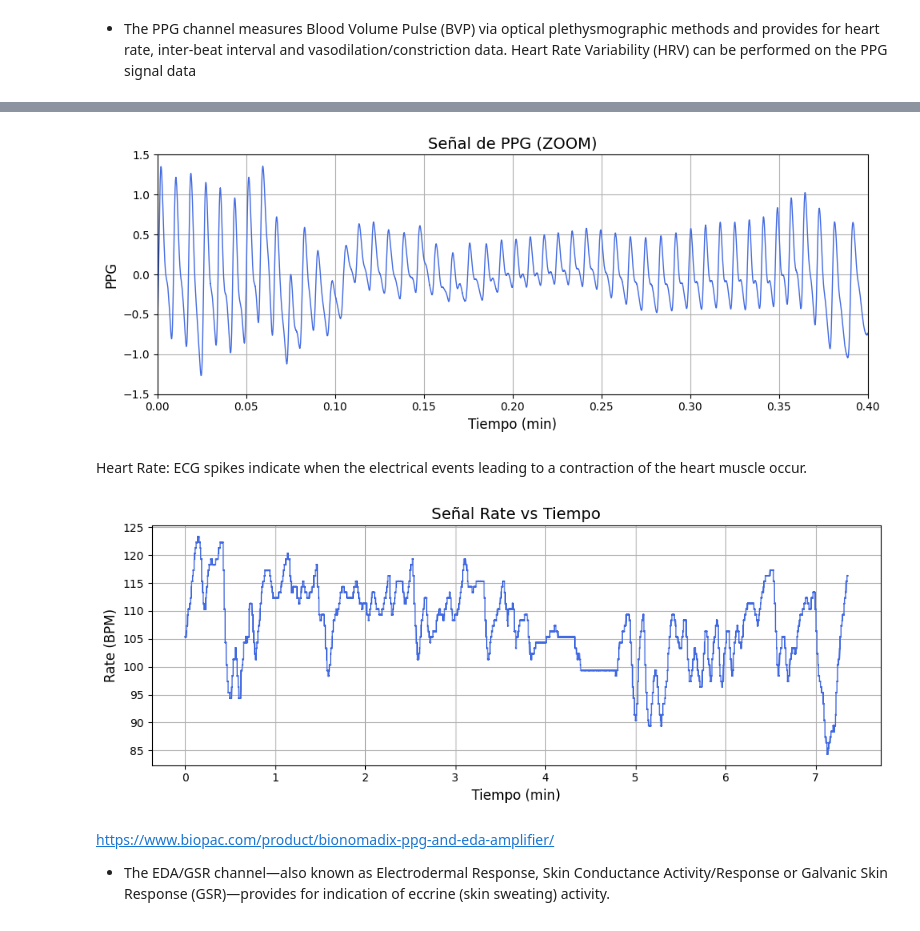
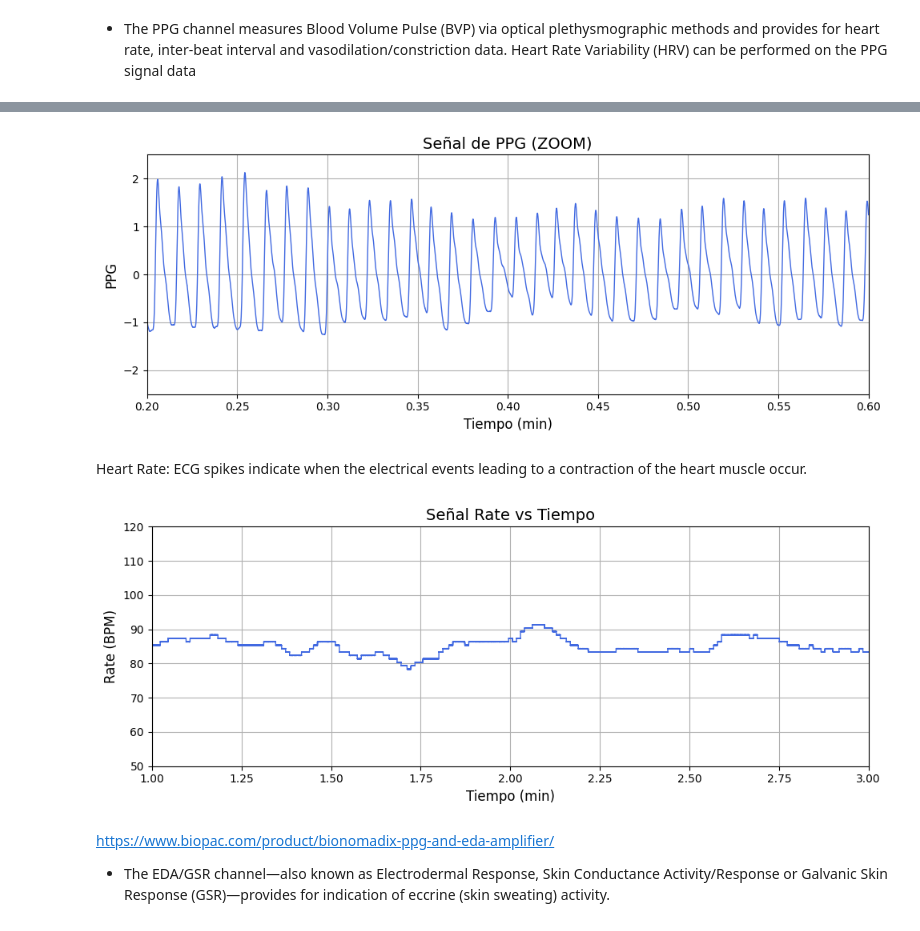
Before and after one commit to DaFeTaCo/Proyecto_Cefalea_Primaria_Tensional, a Jupyter notebook: Biopac.ipynb, the cells around one changed output, grey strips where cells are left out. Drawn from its saved outputs; the diff is of its cells as text; code cells hidden in the pictures.

```diff
--- a/Biopac.ipynb
+++ b/Biopac.ipynb
@@ -1,5 +1,11 @@
 # %%
 # from google.colab import drive
 # drive.mount('/content/drive')
+
+# Directorio Andrea
 # file_path = '/content/drive/MyDrive/DATA_PIS3/21_10/21_10/Andrea/Andrea_lee.acq.txt'
-file_path = 'DATA/21_10/Andrea/Andrea_lee.acq.txt'
+# file_path = 'DATA/21_10/Andrea/Andrea_lee.acq.txt'
+
+#Directorio Juliana 21/11/2022
+#file_path = 'DATA/21_11/Juliana_preciado.csv'
+file_path = 'DATA/Juliana_preciado_21_11/Juliana_preciado_ajustado.txt'
@@ -154,26 +276,28 @@ plt.plot(df['time'], df['PPG'], color='royalblue', linewidth=1)
 plt.title('Señal de PPG (ZOOM)', fontsize=14)
 plt.xlabel('Tiempo (min)', fontsize=12)
 plt.ylabel('PPG', fontsize=12)
-plt.xlim(0, 0.4)
-plt.ylim(-1.5, 1.5)
+plt.xlim(0.2, 0.6)
+plt.ylim(-2.5, 2.5)
 plt.grid(True)
 plt.tight_layout()
 plt.show()
 # %% [output]
-[figure, old version]
+[figure, new version]
 # %% [markdown]
 Heart Rate: ECG spikes indicate when the electrical events leading to a contraction of the heart muscle occur.
 # %%
 plt.figure(figsize=(10, 4))
 plt.plot(df['time'], df['Rate'], color='royalblue', linewidth=1)
 plt.title('Señal Rate vs Tiempo', fontsize=14)
 plt.xlabel('Tiempo (min)', fontsize=12)
 plt.ylabel('Rate (BPM)', fontsize=12)
+plt.xlim(1,3)
+plt.ylim(50,120)
 plt.grid(True)
 plt.tight_layout()
 plt.show()
 # %% [output]
-[figure, old version]
+[figure, new version]
 # %% [markdown]
 https://www.biopac.com/product/bionomadix-ppg-and-eda-amplifier/
 
```
Also changed, not shown: parts of 12 cells of this notebook, 1 other file.
